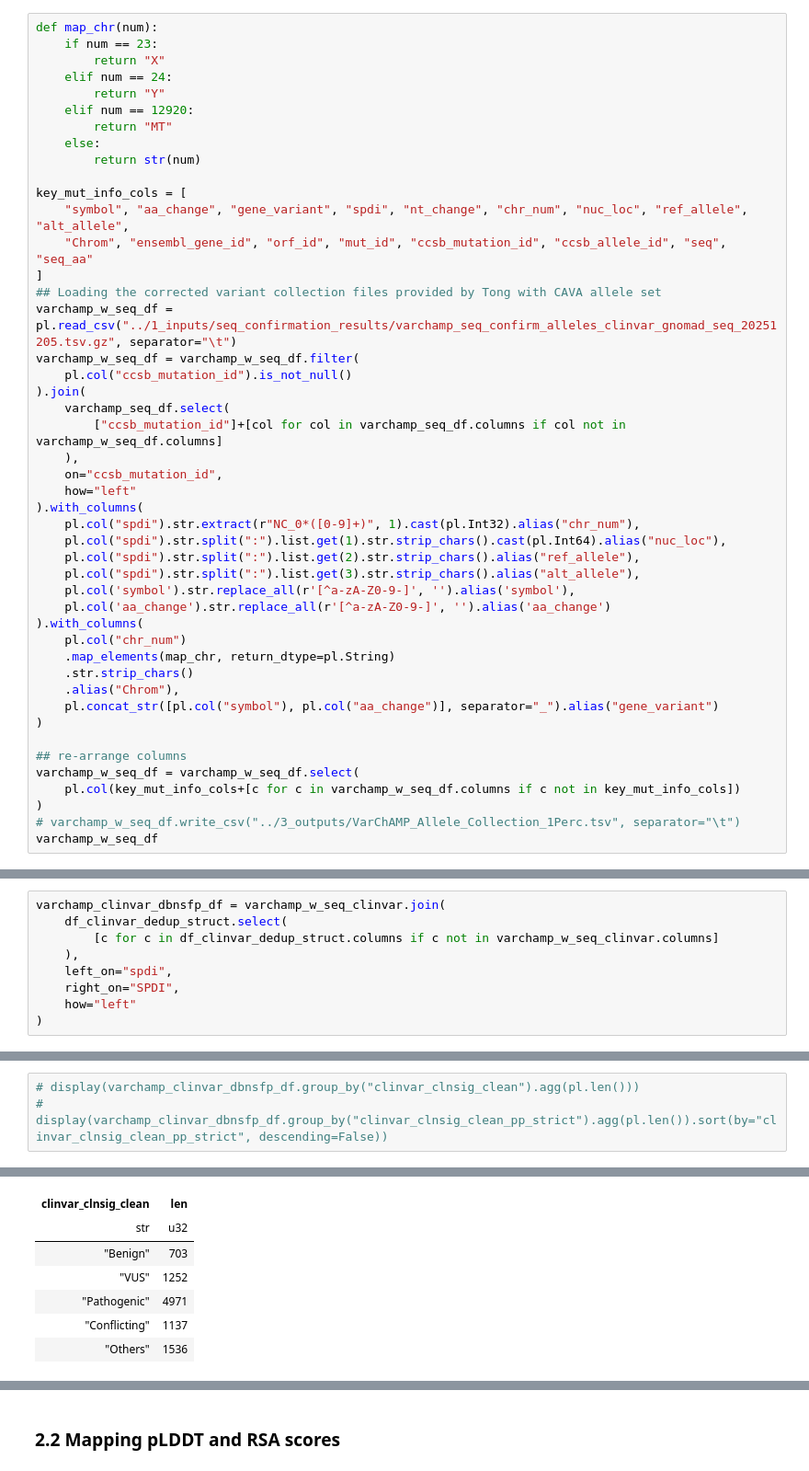
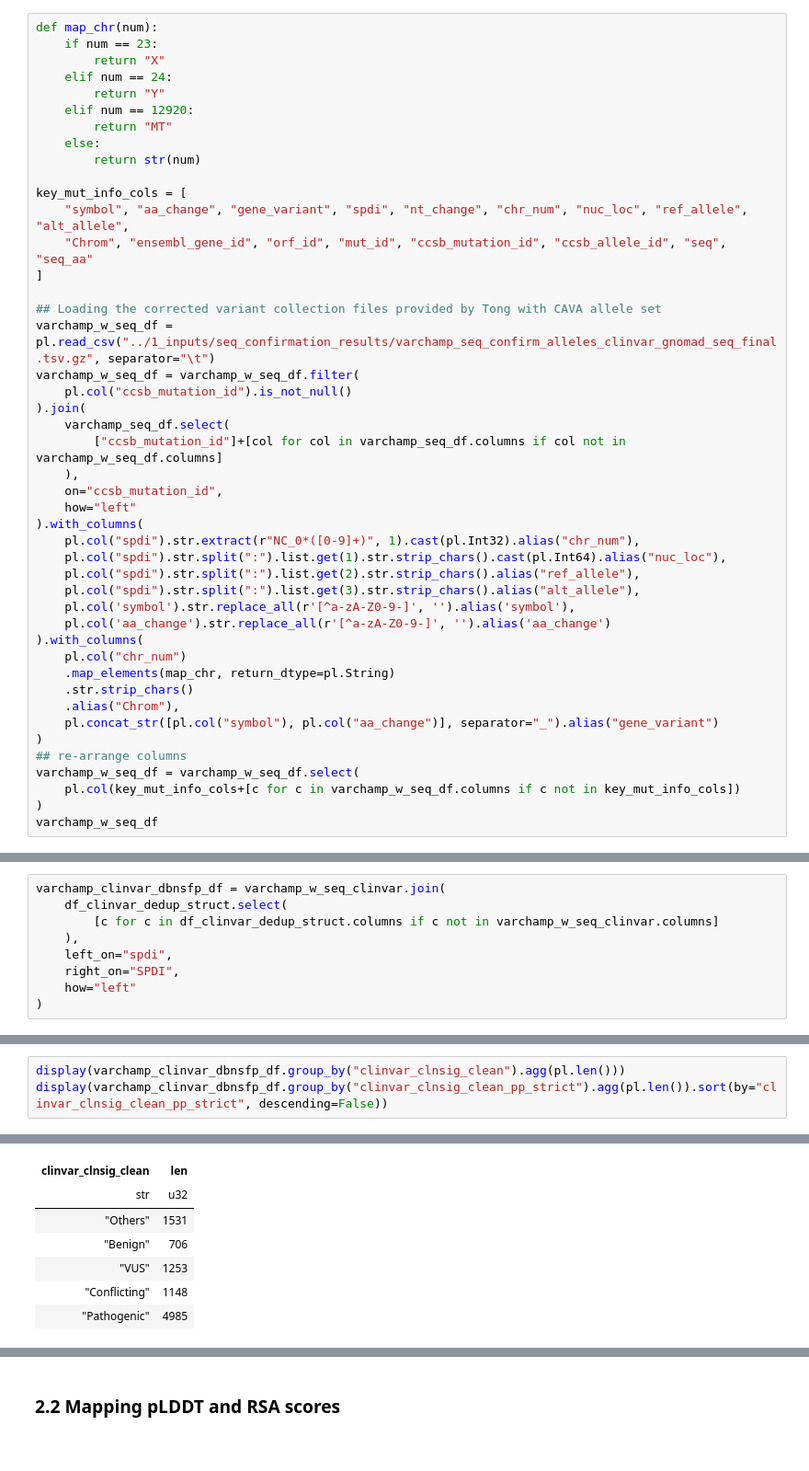
Before and after one commit to broadinstitute/2025_laval_submitted, a Jupyter notebook: 1_allele_collection/2_analysis/1_mapping_feat2var.ipynb, the cells around one changed output, grey strips where cells are left out. Shown: that part at 92% size. Drawn from its saved outputs; the diff is of its cells as text.

```diff
--- a/1_allele_collection/2_analysis/1_mapping_feat2var.ipynb
+++ b/1_allele_collection/2_analysis/1_mapping_feat2var.ipynb
@@ -158,8 +158,9 @@ key_mut_info_cols = [
     "symbol", "aa_change", "gene_variant", "spdi", "nt_change", "chr_num", "nuc_loc", "ref_allele", "alt_allele",
     "Chrom", "ensembl_gene_id", "orf_id", "mut_id", "ccsb_mutation_id", "ccsb_allele_id", "seq", "seq_aa"
 ]
+
 ## Loading the corrected variant collection files provided by Tong with CAVA allele set
-varchamp_w_seq_df = pl.read_csv("../1_inputs/seq_confirmation_results/varchamp_seq_confirm_alleles_clinvar_gnomad_seq_20251205.tsv.gz", separator="\t")
+varchamp_w_seq_df = pl.read_csv("../1_inputs/seq_confirmation_results/varchamp_seq_confirm_alleles_clinvar_gnomad_seq_final.tsv.gz", separator="\t")
 varchamp_w_seq_df = varchamp_w_seq_df.filter(
     pl.col("ccsb_mutation_id").is_not_null()
 ).join(
@@ -182,11 +183,9 @@ varchamp_w_seq_df = varchamp_w_seq_df.filter(
     .alias("Chrom"),
     pl.concat_str([pl.col("symbol"), pl.col("aa_change")], separator="_").alias("gene_variant")
 )
-
 ## re-arrange columns
 varchamp_w_seq_df = varchamp_w_seq_df.select(
     pl.col(key_mut_info_cols+[c for c in varchamp_w_seq_df.columns if c not in key_mut_info_cols])
 )
-# varchamp_w_seq_df.write_csv("../3_outputs/VarChAMP_Allele_Collection_1Perc.tsv", separator="\t")
 varchamp_w_seq_df
 # %% [output]
@@ -254,15 +257,15 @@ varchamp_clinvar_dbnsfp_df.write_parquet("../3_outputs/VarChAMP_Allele_Collectio
 # %%
-# display(varchamp_clinvar_dbnsfp_df.group_by("clinvar_clnsig_clean").agg(pl.len()))
-# display(varchamp_clinvar_dbnsfp_df.group_by("clinvar_clnsig_clean_pp_strict").agg(pl.len()).sort(by="clinvar_clnsig_clean_pp_strict", descending=False))
+display(varchamp_clinvar_dbnsfp_df.group_by("clinvar_clnsig_clean").agg(pl.len()))
+display(varchamp_clinvar_dbnsfp_df.group_by("clinvar_clnsig_clean_pp_strict").agg(pl.len()).sort(by="clinvar_clnsig_clean_pp_strict", descending=False))
 # %% [output]
 shape: (5, 2)
 | clinvar_clnsig_clean | len |
 | str | u32 |
-| "Benign" | 703 |
-| "VUS" | 1252 |
-| "Pathogenic" | 4971 |
-| "Conflicting" | 1137 |
-| "Others" | 1536 |
+| "Others" | 1531 |
+| "Benign" | 706 |
+| "VUS" | 1253 |
+| "Conflicting" | 1148 |
+| "Pathogenic" | 4985 |
 shape: (7, 2)
 | clinvar_clnsig_clean_pp_strict | len |
 | str | u32 |
```
Also changed, not shown: parts of 5 cells of this notebook, 11 other files.
